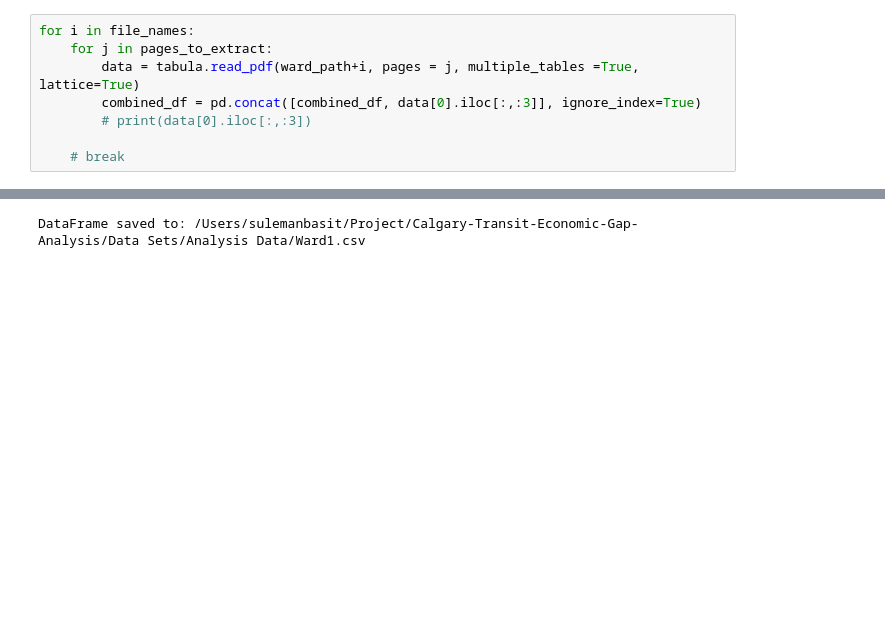
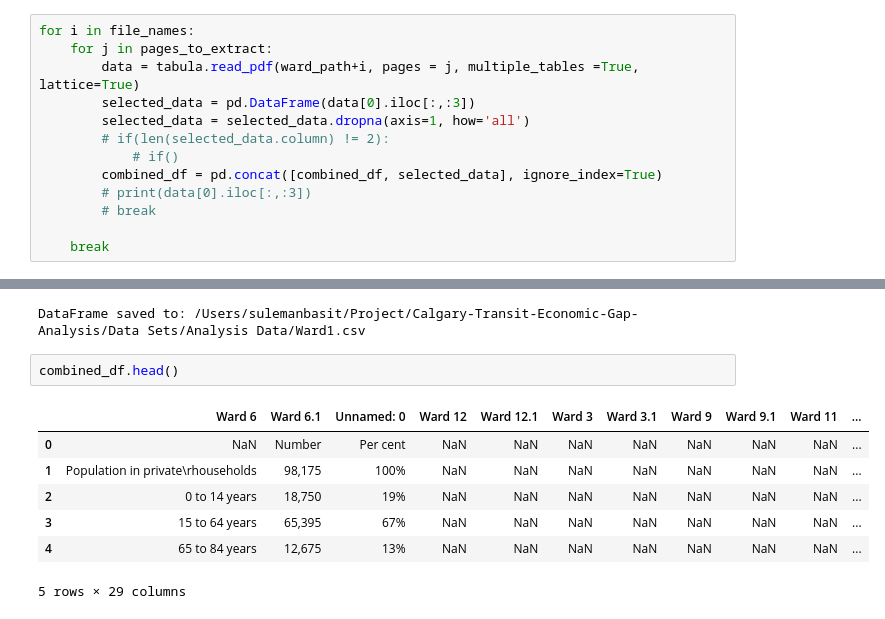
Before and after one commit to sulemanbasit/Calgary-Transit-Economic-Gap-Analysis, a Jupyter notebook: ctga.ipynb, the cells around one changed output, grey strips where cells are left out. Saved outputs shown, nothing was run; the diff lists cells and outputs as text; blank space fills up the shorter version.

```diff
--- a/ctga.ipynb
+++ b/ctga.ipynb
@@ -119,7 +119,12 @@ combined_df = pd.DataFrame()
 for i in file_names:
     for j in pages_to_extract:
         data = tabula.read_pdf(ward_path+i, pages = j, multiple_tables =True, lattice=True)
-        combined_df = pd.concat([combined_df, data[0].iloc[:,:3]], ignore_index=True)
+        selected_data = pd.DataFrame(data[0].iloc[:,:3])
+        selected_data = selected_data.dropna(axis=1, how='all')
+        # if(len(selected_data.column) != 2):
+            # if()
+        combined_df = pd.concat([combined_df, selected_data], ignore_index=True)
         # print(data[0].iloc[:,:3])
+        # break
 
-    # break
+    break
@@ -153,3 +160,13 @@ def save_to_csv(df, output_folder, file_name):
 save_to_csv(combined_df, os.getcwd()+"/Data Sets/Analysis Data", "Ward1.csv")
 # %% [output]
 DataFrame saved to: /Users/sulemanbasit/Project/Calgary-Transit-Economic-Gap-Analysis/Data Sets/Analysis Data/Ward1.csv
+# %%
+combined_df.head()
+# %% [output]
+|  | Ward 6 | Ward 6.1 | Unnamed: 0 | Ward 12 | Ward 12.1 | Ward 3 | Ward 3.1 | Ward 9 | Ward 9.1 | Ward 11 | ... |
+| 0 | NaN | Number | Per cent | NaN | NaN | NaN | NaN | NaN | NaN | NaN | ... |
+| 1 | Population in private\rhouseholds | 98,175 | 100% | NaN | NaN | NaN | NaN | NaN | NaN | NaN | ... |
+| 2 | 0 to 14 years | 18,750 | 19% | NaN | NaN | NaN | NaN | NaN | NaN | NaN | ... |
+| 3 | 15 to 64 years | 65,395 | 67% | NaN | NaN | NaN | NaN | NaN | NaN | NaN | ... |
+| 4 | 65 to 84 years | 12,675 | 13% | NaN | NaN | NaN | NaN | NaN | NaN | NaN | ... |
+5 rows × 29 columns
```
Also changed, not shown: parts of 1 cell of this notebook, 4 other files.
